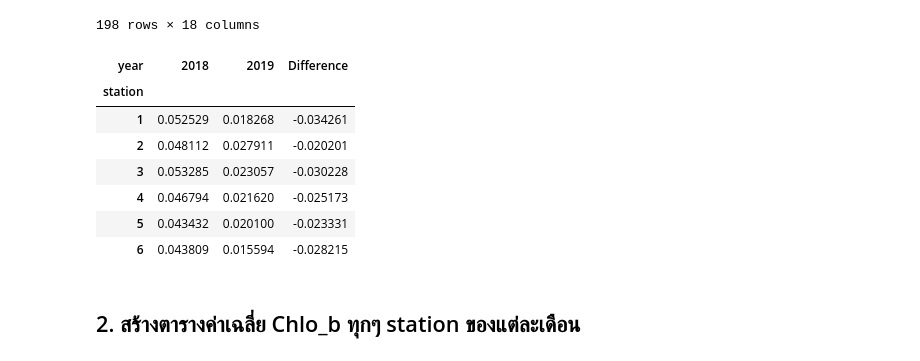
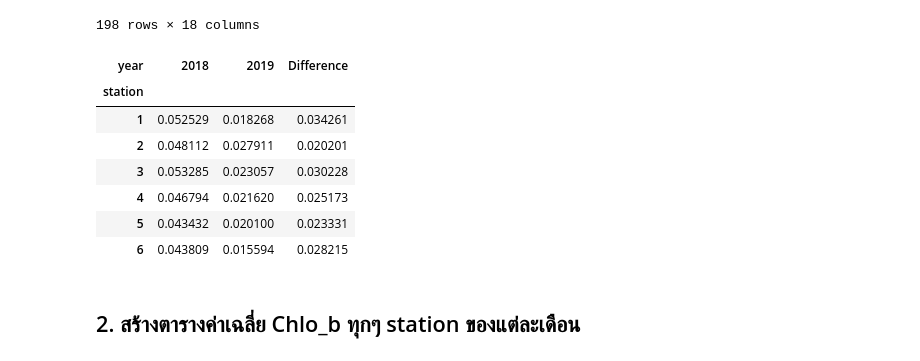
Before and after one commit to Meaiie/Data_viz_Midterm, a Jupyter notebook: Midterm_exam.ipynb, the cells around one changed output. Drawn from its saved outputs; the diff is of its cells as text; code cells hidden in the pictures.

```diff
--- a/Midterm_exam.ipynb
+++ b/Midterm_exam.ipynb
@@ -77,23 +77,29 @@ Tidy_data
 # %%
 # Group the data by 'Station' and 'Year', then calculate the mean of 'Chlo_a' for each group
 grouped_data = Tidy_data.groupby(['station', 'year'])['Chlo_a'].mean().reset_index()
 
 # Pivot the table to have years as columns and stations as rows
 pivot_table = grouped_data.pivot(index='station', columns='year', values='Chlo_a')
 
 # Calculate the difference between the mean Chlo_a values for 2018 and 2019
 pivot_table['Difference'] = pivot_table['2019'] - pivot_table['2018']
 
+for idx, value in pivot_table['Difference'].items():
+  if value > 0:
+     pivot_table.loc[idx, 'Difference'] = value
+  else:
+     pivot_table.loc[idx, 'Difference'] = -value
+
 pivot_table
 # %% [output]
 | year | 2018 | 2019 | Difference |
 | station |  |  |  |
-| 1 | 0.052529 | 0.018268 | -0.034261 |
-| 2 | 0.048112 | 0.027911 | -0.020201 |
-| 3 | 0.053285 | 0.023057 | -0.030228 |
-| 4 | 0.046794 | 0.021620 | -0.025173 |
-| 5 | 0.043432 | 0.020100 | -0.023331 |
-| 6 | 0.043809 | 0.015594 | -0.028215 |
+| 1 | 0.052529 | 0.018268 | 0.034261 |
+| 2 | 0.048112 | 0.027911 | 0.020201 |
+| 3 | 0.053285 | 0.023057 | 0.030228 |
+| 4 | 0.046794 | 0.021620 | 0.025173 |
+| 5 | 0.043432 | 0.020100 | 0.023331 |
+| 6 | 0.043809 | 0.015594 | 0.028215 |
 # %% [markdown]
 ## 2. สร้างตารางค่าเฉลี่ย Chlo_b ทุกๆ station ของแต่ละเดือน
 # %%
```
Also changed, not shown: parts of 1 cell of this notebook.
